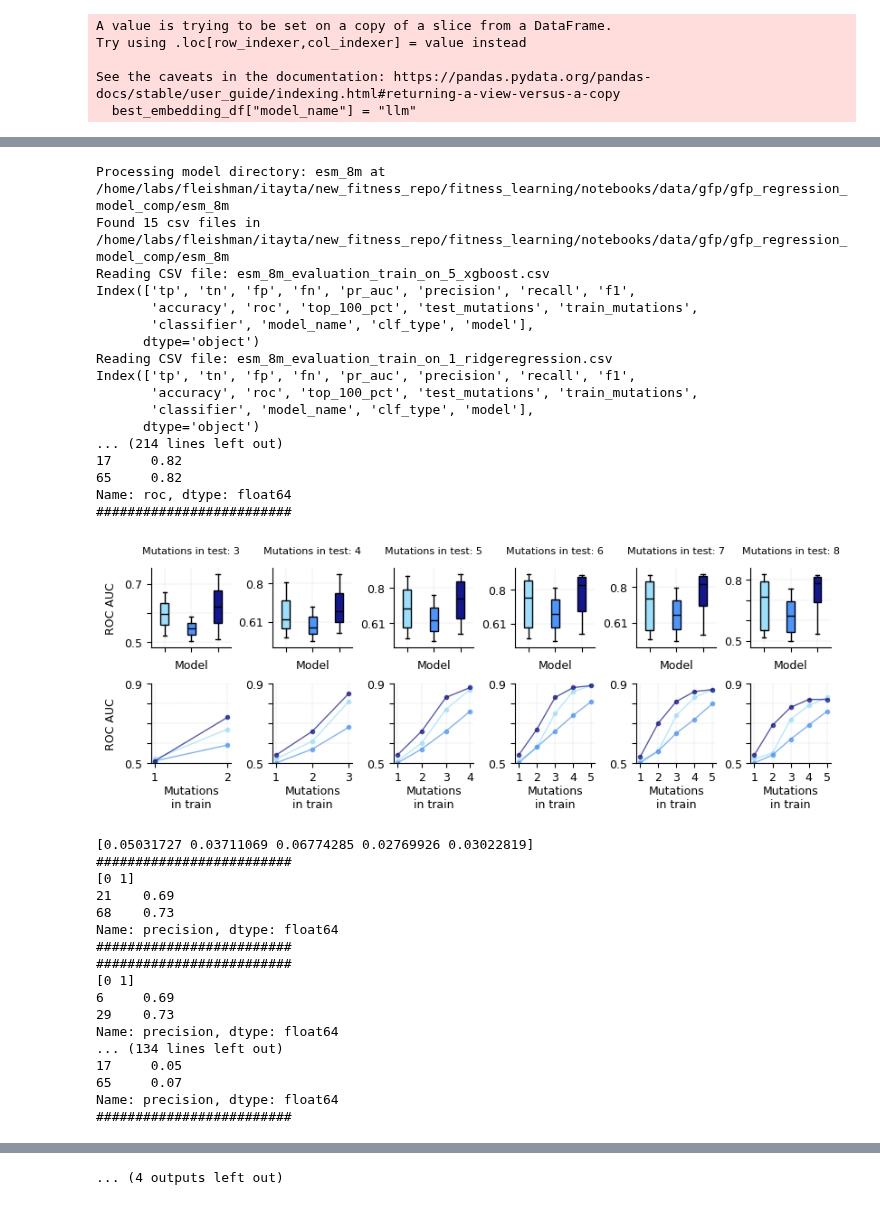
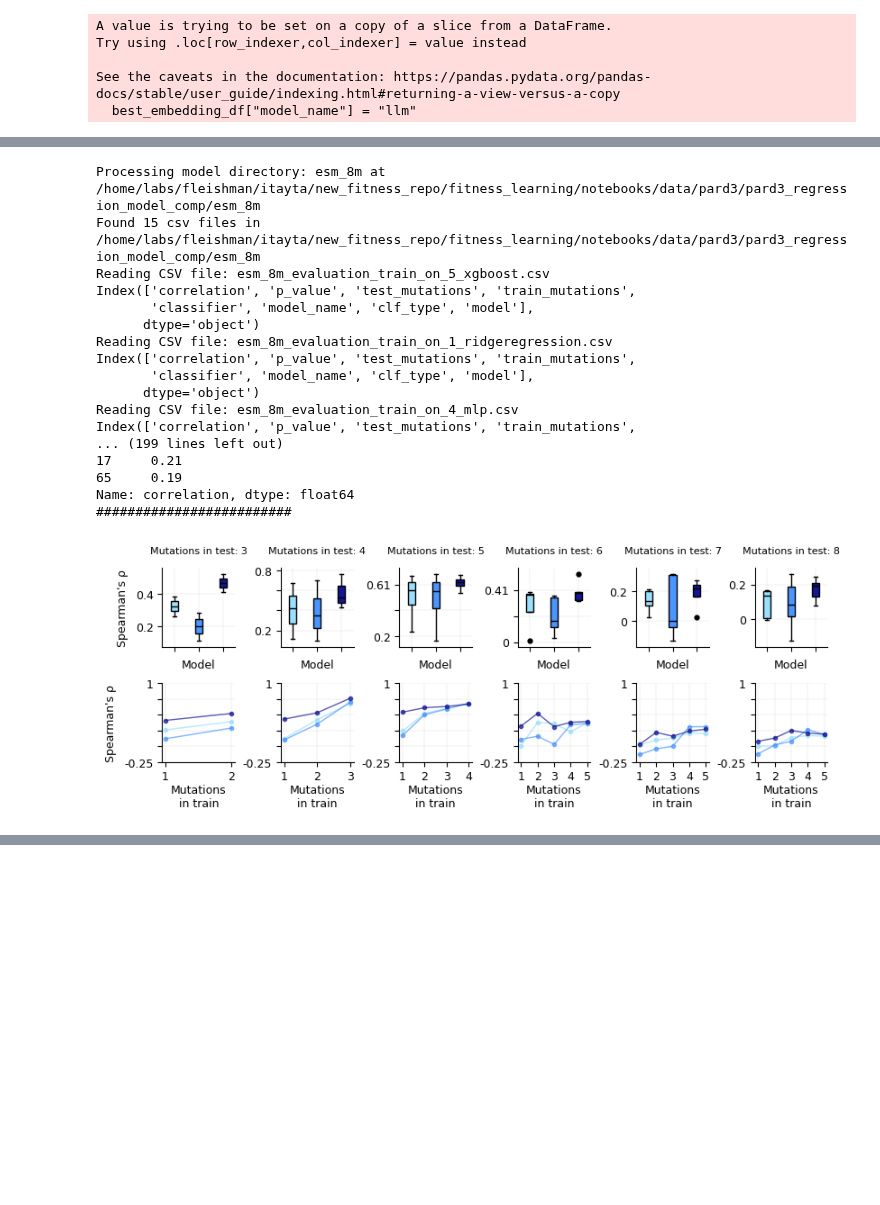
Before and after one commit to drprfitay/fitness_learning, a Jupyter notebook: notebooks/classifier_over_embeddings.ipynb, the cells around one changed output, grey strips where cells are left out. Drawn from its saved outputs; the diff is of its cells as text; code cells hidden in the pictures; blank space fills up the shorter version.

```diff
--- a/notebooks/classifier_over_embeddings.ipynb
+++ b/notebooks/classifier_over_embeddings.ipynb
@@ -715,7 +489,7 @@ n_muts_to_check = 6
 
 
 max_model_df = []
-for dataset_name in ["gfp", "lov", "pard3", "his", "casp"]:
+for dataset_name in ["pard3"]:
     var_to_use = var_to_use_dict[dataset_name]
     embedding_base_dir = "/home/labs/fleishman/itayta/new_fitness_repo/fitness_learning/notebooks/data/%s/%s_regression_optimal" % (dataset_name, dataset_name)
     df_all, ohe_df_all = load_df_all(embedding_base_dir, one_hot=True)
@@ -867,12 +572,7 @@ Name: accuracy, dtype: float64
 base_path = "/home/labs/fleishman/itayta/new_fitness_repo/fitness_learning/notebooks/data"
 ratio_df = []
 epsilon = 10 ** -8
-datasets_feature_to_use_dict = {"gfp": ["roc", "precision", "f1", "accuracy", "recall", "top_100_pct"],
-"lov": ["correlation"],
-"pard3": ["correlation"],
-"his": ["correlation"],
-"casp": ["correlation"]
- }
+datasets_feature_to_use_dict = {"pard3": ["correlation"]}
 
 for k, v in datasets_feature_to_use_dict.items():
 
@@ -999,8 +646,7 @@ gcn_test = [6, 7, 8]
 
 
 
-all_datasets = [("nmt", nmt_sets, 0.85),
-                ("gcn", gcn_sets, 0.5)]
+all_datasets = [("gcn", gcn_sets, 0.5)]
 
 
 by_subsamples_df = []
@@ -1014,7 +660,6 @@ for dataset_name, sets, percentile in all_datasets:
         not_ohe_df = df[df["model_name"] != "one_hot"]
         all_ohe_df_list.append(ohe_df)
         all_not_ohe_df_list.append(not_ohe_df)
-
 
 
 
@@ -1246,11 +867,7 @@ for dataset in np.unique(ratio_df_all["dataset"]):
 # %%
-ratio_df_all.loc[ratio_df_all["dataset"] == "gfp", "dataset"] = "GFP"
+
 ratio_df_all.loc[ratio_df_all["dataset"] == "pard3", "dataset"] = "PARD3"
-ratio_df_all.loc[ratio_df_all["dataset"] == "nmt", "dataset"] = "NMT"
 ratio_df_all.loc[ratio_df_all["dataset"] == "gcn", "dataset"] = "GCN4"
-ratio_df_all.loc[ratio_df_all["dataset"] == "lov", "dataset"] = "LOV"
-ratio_df_all.loc[ratio_df_all["dataset"] == "his", "dataset"] = "HIS"
-ratio_df_all.loc[ratio_df_all["dataset"] == "casp", "dataset"] = "CASP"
 ratio_df_all["title_for_plot"] = [ylabel_dict[k] if k in ylabel_dict.keys() else k for k in ratio_df_all["feature"].to_list()]
 # %%
 ratio_df_all["dataset"].unique()
@@ -1671,59 +1244,42 @@ new_color_map = {
     "xgboost": "#9adffc",
     "ridgeregression": "#4a95ff",
     "mlp": "#131791",
 }
 
-for dataset_name in ["gfp", "pard3", "lov"]:
+for dataset_name in ["pard3"]:
 
     a = load_df_all_new("/home/labs/fleishman/itayta/new_fitness_repo/fitness_learning/notebooks/data/%s/%s_regression_model_comp/" % (dataset_name, dataset_name), one_hot=False)
     a["model_name"] = a["clf_type"]
 
     for feature in var_to_use_dict[dataset_name]:
         plot_mutation_model_performance(
                     new_color_map,
                     a,
                     pred_begin,
                     min_muts,
                     n_muts_to_check,
                     feature,
                     min_max_y=True,
                     output_dir="./refined_figures/supp_figure_model_selection/%s/" % dataset_name,
                     #probabilities_by_mutations,
                     #output_dir="./figures/figure_3_regular/"
                 )
 # %% [output]
-Processing model directory: esm_8m at /home/labs/fleishman/itayta/new_fitness_repo/fitness_learning/notebooks/data/gfp/gfp_regression_model_comp/esm_8m
-Found 15 csv files in /home/labs/fleishman/itayta/new_fitness_repo/fitness_learning/notebooks/data/gfp/gfp_regression_model_comp/esm_8m
+Processing model directory: esm_8m at /home/labs/fleishman/itayta/new_fitness_repo/fitness_learning/notebooks/data/pard3/pard3_regression_model_comp/esm_8m
+Found 15 csv files in /home/labs/fleishman/itayta/new_fitness_repo/fitness_learning/notebooks/data/pard3/pard3_regression_model_comp/esm_8m
 Reading CSV file: esm_8m_evaluation_train_on_5_xgboost.csv
-Index(['tp', 'tn', 'fp', 'fn', 'pr_auc', 'precision', 'recall', 'f1',
-       'accuracy', 'roc', 'top_100_pct', 'test_mutations', 'train_mutations',
+Index(['correlation', 'p_value', 'test_mutations', 'train_mutations',
        'classifier', 'model_name', 'clf_type', 'model'],
       dtype='object')
 Reading CSV file: esm_8m_evaluation_train_on_1_ridgeregression.csv
-Index(['tp', 'tn', 'fp', 'fn', 'pr_auc', 'precision', 'recall', 'f1',
-       'accuracy', 'roc', 'top_100_pct', 'test_mutations', 'train_mutations',
+Index(['correlation', 'p_value', 'test_mutations', 'train_mutations',
        'classifier', 'model_name', 'clf_type', 'model'],
       dtype='object')
-... (214 lines left out)
-17     0.82
-65     0.82
-Name: roc, dtype: float64
+Reading CSV file: esm_8m_evaluation_train_on_4_mlp.csv
+Index(['correlation', 'p_value', 'test_mutations', 'train_mutations',
+... (199 lines left out)
+17     0.21
+65     0.19
+Name: correlation, dtype: float64
 #########################
-[figure, old version]
+[figure, new version]
-[0.05031727 0.03711069 0.06774285 0.02769926 0.03022819]
-#########################
-[0 1]
-21    0.69
-68    0.73
-Name: precision, dtype: float64
-#########################
-#########################
-[0 1]
-6     0.69
-29    0.73
-Name: precision, dtype: float64
-... (134 lines left out)
-17     0.05
-65     0.07
-Name: precision, dtype: float64
-#########################
@@ -1803 +1285,0 @@ Name: top_100_pct, dtype: float64
-... (4 outputs left out)
```
Also changed, not shown: parts of 20 cells of this notebook, 1 other file.
